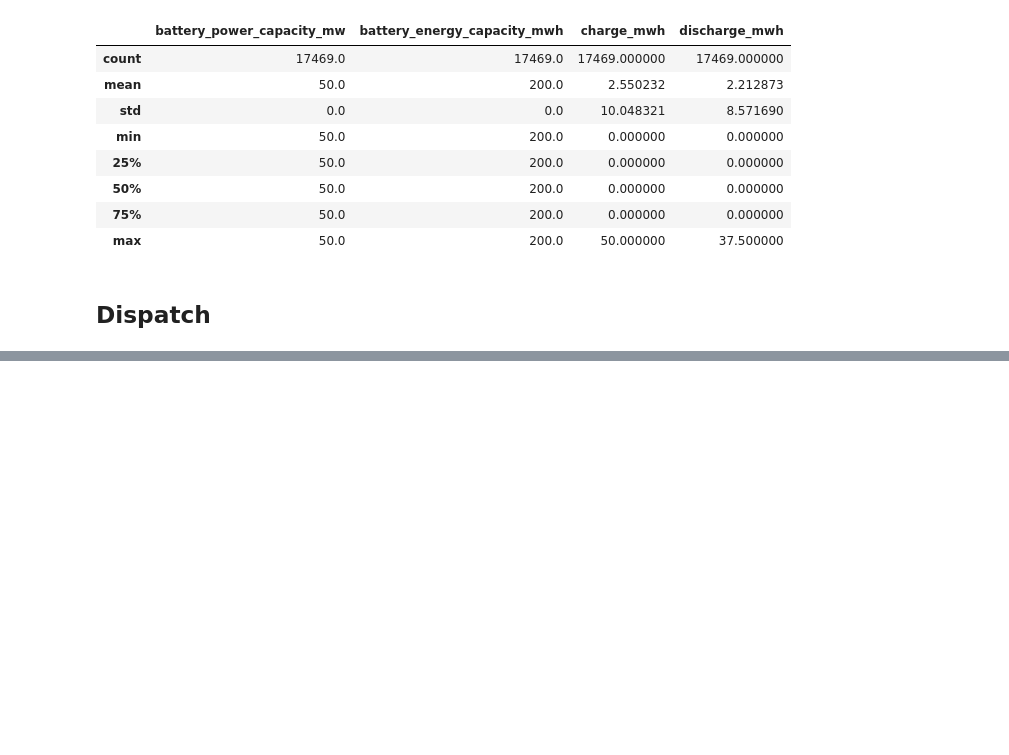
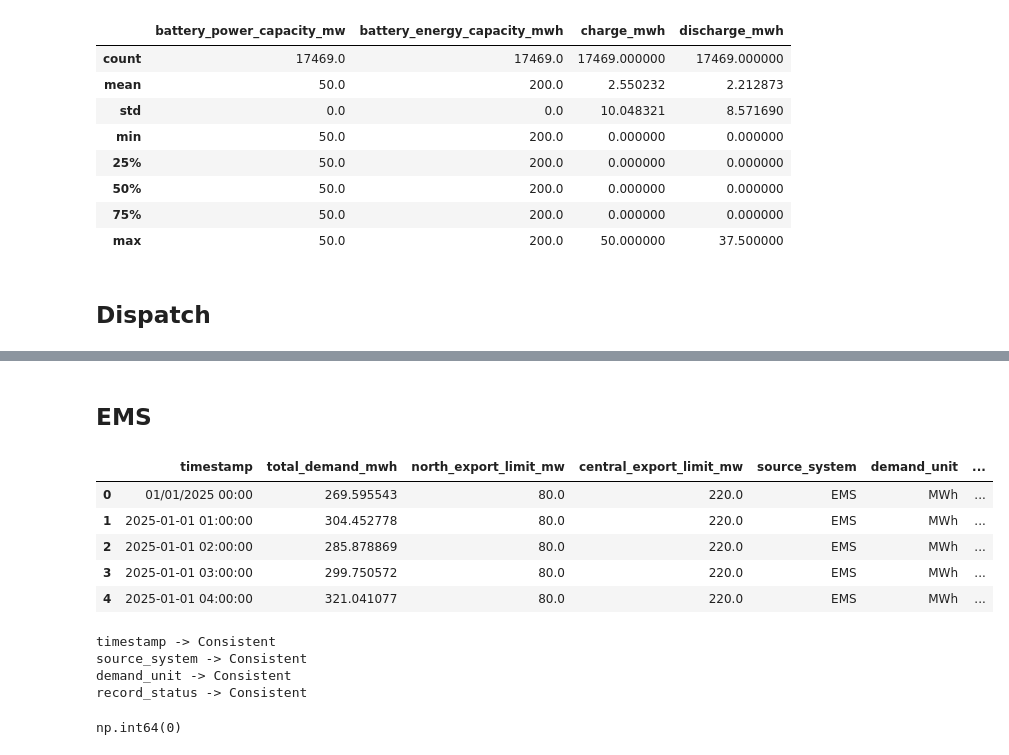
Before and after one commit to sadamhabnawi28/GreenGrid_Energy_Project, a Jupyter notebook: scripts/data_cleaning.ipynb, the cells around one changed output, grey strips where cells are left out. Saved outputs shown, nothing was run; the diff lists cells and outputs as text; code cells hidden in the pictures; blank space fills up the shorter version.

Commit message:
Changes to be committed: 	modified:   scripts/data_cleaning.ipynb

```diff
--- a/scripts/data_cleaning.ipynb
+++ b/scripts/data_cleaning.ipynb
@@ -177,0 +221,27 @@ df_bess.describe()
+# %% [markdown]
+## EMS
+# %%
+ems = path + "ems_operations_raw.csv"
+df_ems = pd.read_csv(ems)
+
+df_ems.head()
+# %% [output]
+|  | timestamp | total_demand_mwh | north_export_limit_mw | central_export_limit_mw | source_system | demand_unit | ... |
+| 0 | 01/01/2025 00:00 | 269.595543 | 80.0 | 220.0 | EMS | MWh | ... |
+| 1 | 2025-01-01 01:00:00 | 304.452778 | 80.0 | 220.0 | EMS | MWh | ... |
+| 2 | 2025-01-01 02:00:00 | 285.878869 | 80.0 | 220.0 | EMS | MWh | ... |
+| 3 | 2025-01-01 03:00:00 | 299.750572 | 80.0 | 220.0 | EMS | MWh | ... |
+| 4 | 2025-01-01 04:00:00 | 321.041077 | 80.0 | 220.0 | EMS | MWh | ... |
+# %%
+cat_clean(df_ems)
+cat_flag(df_ems)
+# %% [output]
+timestamp -> Consistent
+source_system -> Consistent
+demand_unit -> Consistent
+record_status -> Consistent
+# %%
+df_ems = df_ems.drop_duplicates()
+df_ems.duplicated().sum()
+# %% [output]
+np.int64(0)
```
Also changed, not shown: parts of 8 cells of this notebook.
